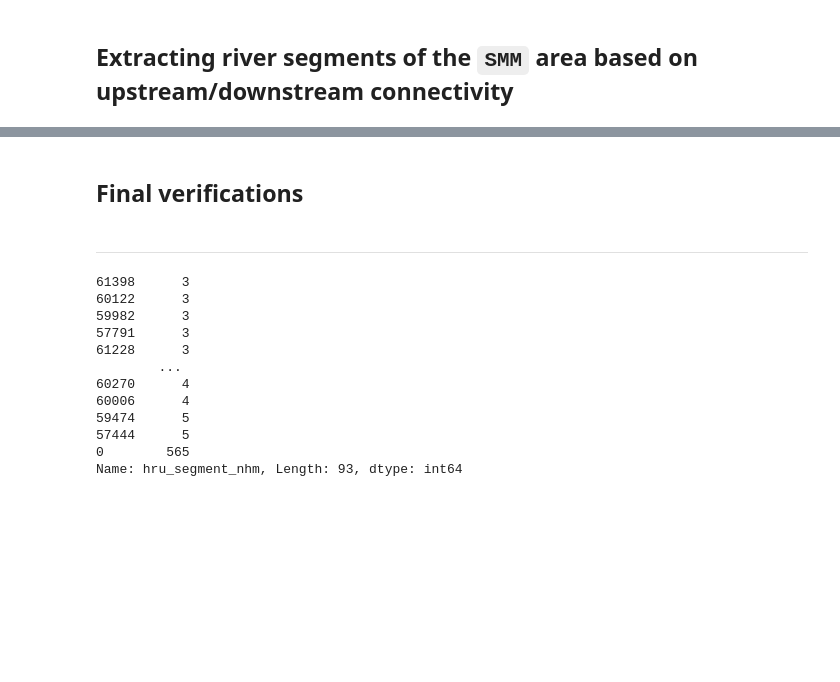
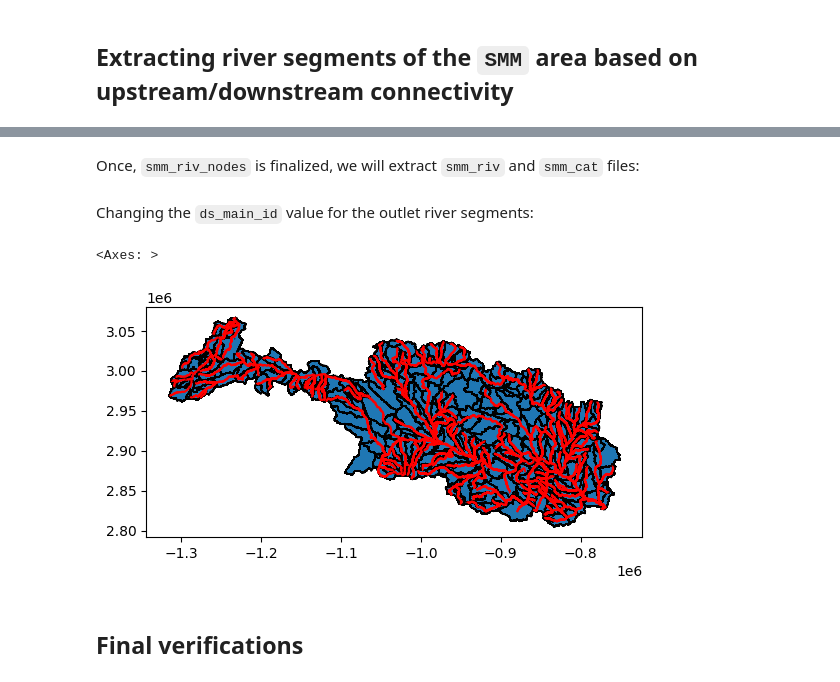
Before and after one commit to kasra-keshavarz/StMaryMilk2023-UofC, a Jupyter notebook: modified_TGF/modification_workflow.ipynb, the cells around one changed output, grey strips where cells are left out. Drawn from its saved outputs; the diff is of its cells as text; code cells hidden in the pictures; blank space fills up the shorter version.

```diff
--- a/modified_TGF/modification_workflow.ipynb
+++ b/modified_TGF/modification_workflow.ipynb
@@ -375,0 +636,3 @@ for river, target in target_ids.items():
+# %%
+# selecting those intersecting with the boundary layer with a buffer of 6km
+overlay_smm_cat = dissolved_cat[dissolved_cat.intersects(smm_boundary.buffer(-6e3).geometry.iloc[0])]
@@ -376,4 +641,35 @@ for river, target in target_ids.items():
+# %%
+# creating a set of all SMM river segments
+smm_riv_nodes = nodes['st_mary'].union(nodes['milk'])
+
+# getting id of river segments of the `overlay_smm_cat`
+overlay_smm_nodes = overlay_smm_cat.loc[overlay_smm_cat['hru_segment_nhm'] != 0, 'hru_segment_nhm']
+
+# updating the `smm_riv_node` set with overlay values
+smm_riv_nodes.update(overlay_smm_nodes)
+# %% [markdown]
+Once, `smm_riv_nodes` is finalized, we will extract `smm_riv` and `smm_cat` files:
+# %%
+# river obejct
+smm_riv = riv.loc[riv[seg_str].isin(smm_riv_nodes)]
+
+# sub-basin object
+cat_nodes = set(overlay_smm_cat['hru_id_nhm'])
+cat_nodes.update(dissolved_cat.loc[dissolved_cat[cat_str].isin(smm_riv_nodes), 'hru_id_nhm'])
+smm_cat = dissolved_cat.loc[dissolved_cat['hru_id_nhm'].isin(cat_nodes)]
+# %% [markdown]
+Changing the `ds_main_id` value for the outlet river segments:
+# %%
+for _, outlet in target_ids.items():
+    smm_riv.loc[smm_riv[seg_str] == outlet, ds_seg_str] = 0
+# %%
+fig2, ax2 = plt.subplots(1,1)
+
+smm_boundary.plot(ax=ax2, alpha=0.5, color='black')
+smm_riv.plot(ax=ax2, color='red') # rivers
+smm_cat.plot(ax=ax2, edgecolor='black') # sub-basins
+# %% [output]
+<Axes: >
+[figure, added]
 # %% [markdown]
 ## Final verifications
-# %% [markdown]
-____
@@ -383,15 +675,0 @@ f = freq_count.sort_values()
-# %%
-f[f>2]
-# %% [output]
-61398      3
-60122      3
-59982      3
-57791      3
-61228      3
-        ...
-60270      4
-60006      4
-59474      5
-57444      5
-0        565
-Name: hru_segment_nhm, Length: 93, dtype: int64
```
Also changed, not shown: parts of 83 cells of this notebook, 11 other files.
